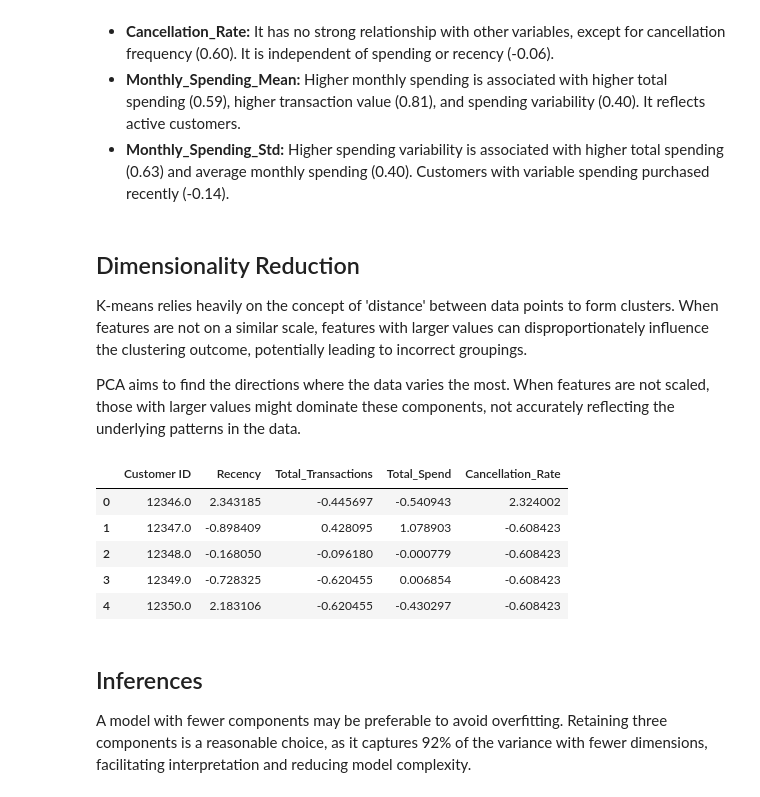
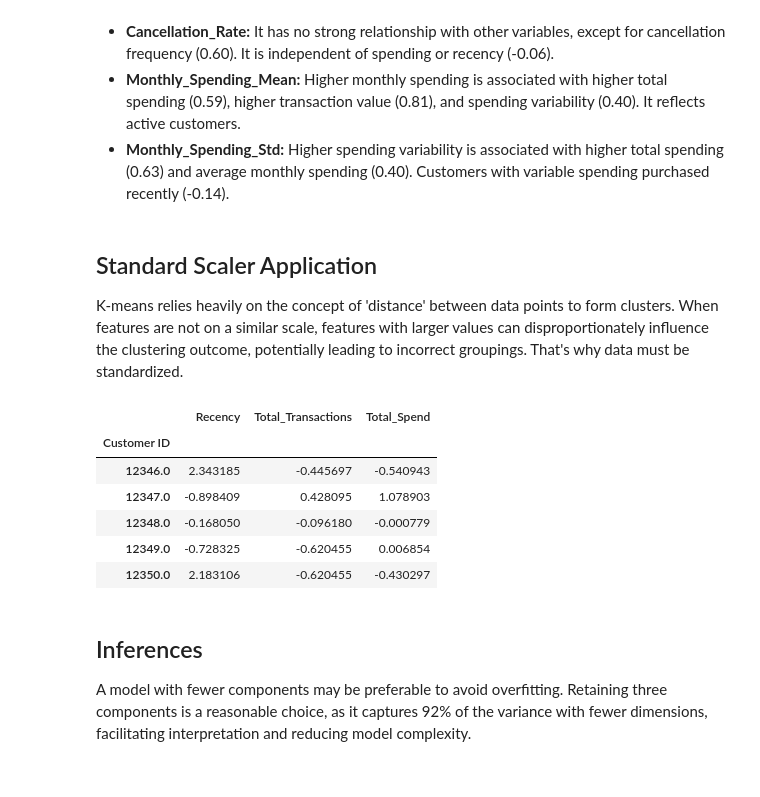
Before and after one commit to EduardoC15/Customer-Segmentation-for-e-commerce, a Jupyter notebook: e-commerce_EDA/e-commerce_RFM_Segmentation.ipynb, the cells around one changed output. Cells and saved outputs as stored; diff of their text form; code cells hidden in the pictures.

Commit message:
interpreting insights, mapping clusters

```diff
--- a/e-commerce_EDA/e-commerce_RFM_Segmentation.ipynb
+++ b/e-commerce_EDA/e-commerce_RFM_Segmentation.ipynb
@@ -937,39 +938,41 @@ fig.show()
 - **Monthly_Spending_Mean:** Higher monthly spending is associated with higher total spending (0.59), higher transaction value (0.81), and spending variability (0.40). It reflects active customers.
 - **Monthly_Spending_Std:** Higher spending variability is associated with higher total spending (0.63) and average monthly spending (0.40). Customers with variable spending purchased recently (-0.14).
 # %% [markdown]
-## Dimensionality Reduction
+## Standard Scaler Application
 
-K-means relies heavily on the concept of 'distance' between data points to form clusters. When features are not on a similar scale, features with larger values can disproportionately influence the clustering outcome, potentially leading to incorrect groupings.
-
-PCA aims to find the directions where the data varies the most. When features are not scaled, those with larger values might dominate these components, not accurately reflecting the underlying patterns in the data.
+K-means relies heavily on the concept of 'distance' between data points to form clusters. When features are not on a similar scale, features with larger values can disproportionately influence the clustering outcome, potentially leading to incorrect groupings. That's why data must be standardized.
 # %%
 from sklearn.preprocessing import StandardScaler
 
 # Feature selection
-RFM_features = ['Customer ID','Recency', 'Total_Transactions', 'Total_Spend', 'Cancellation_Rate']
+RFM_features = ['Customer ID','Recency', 'Total_Transactions', 'Total_Spend']
 customer_RFM = customer_data_cleaned[RFM_features]
 
 # Initialize the StandardScaler
 scaler = StandardScaler()
 
 # List of columns that don't need to be scaled
 columns_to_exclude = ['Customer ID']
 
 # List of columns that need to be scaled
 columns_to_scale = customer_RFM.columns.difference(columns_to_exclude)
 
 # Copy the cleaned dataset
 customer_RFM_scaled = customer_RFM.copy()
 
 # Applying the scaler to the necessary columns in the dataset
 customer_RFM_scaled[columns_to_scale] = scaler.fit_transform(customer_RFM_scaled[columns_to_scale])
 
+# Set 'Customer ID' as index
+customer_RFM_scaled.set_index('Customer ID', inplace=True)
+
 # Display the first few rows of the scaled data
 customer_RFM_scaled.head()
 # %% [output]
-|  | Customer ID | Recency | Total_Transactions | Total_Spend | Cancellation_Rate |
-| 0 | 12346.0 | 2.343185 | -0.445697 | -0.540943 | 2.324002 |
-| 1 | 12347.0 | -0.898409 | 0.428095 | 1.078903 | -0.608423 |
-| 2 | 12348.0 | -0.168050 | -0.096180 | -0.000779 | -0.608423 |
-| 3 | 12349.0 | -0.728325 | -0.620455 | 0.006854 | -0.608423 |
-| 4 | 12350.0 | 2.183106 | -0.620455 | -0.430297 | -0.608423 |
+|  | Recency | Total_Transactions | Total_Spend |
+| Customer ID |  |  |  |
+| 12346.0 | 2.343185 | -0.445697 | -0.540943 |
+| 12347.0 | -0.898409 | 0.428095 | 1.078903 |
+| 12348.0 | -0.168050 | -0.096180 | -0.000779 |
+| 12349.0 | -0.728325 | -0.620455 | 0.006854 |
+| 12350.0 | 2.183106 | -0.620455 | -0.430297 |
```
Also changed, not shown: parts of 17 cells of this notebook.
